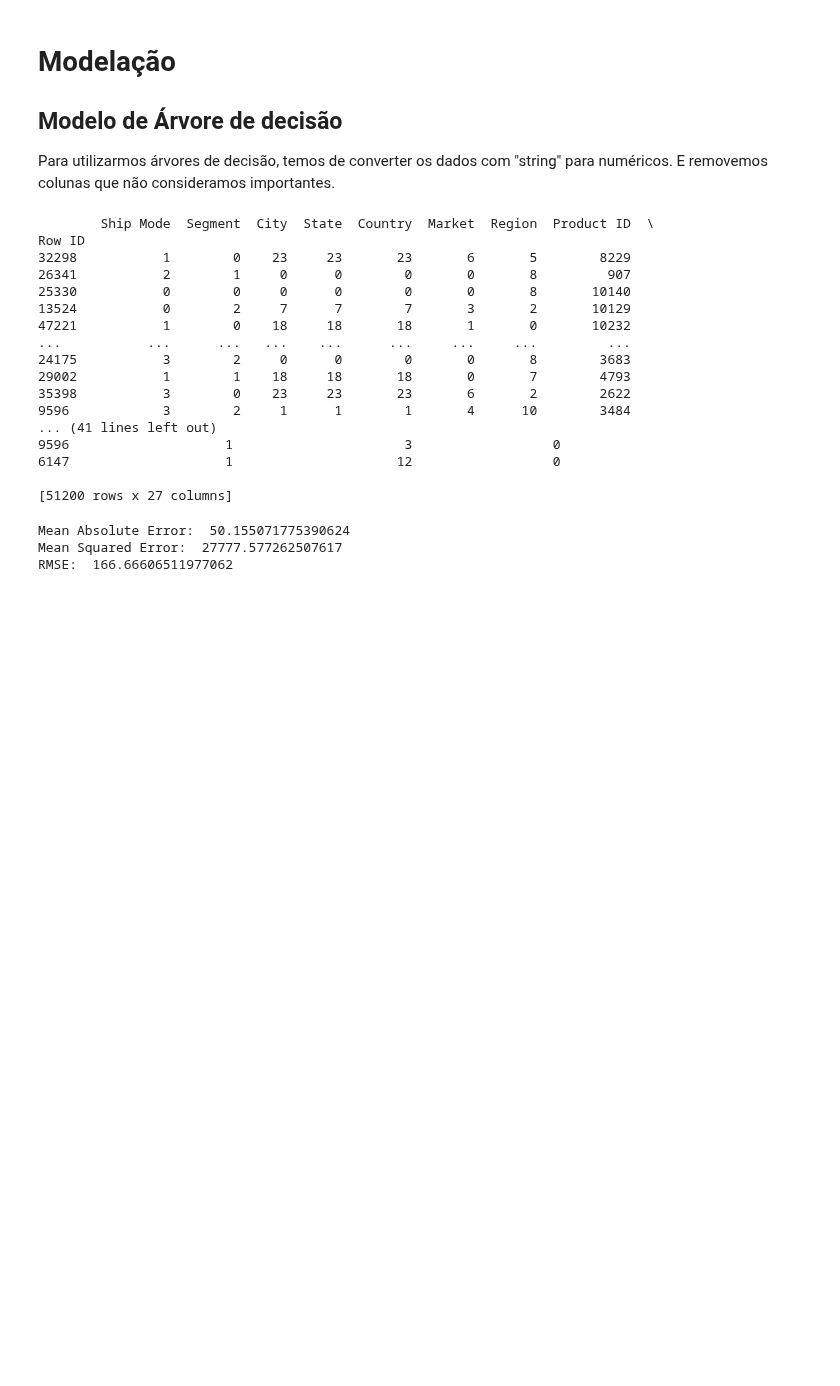
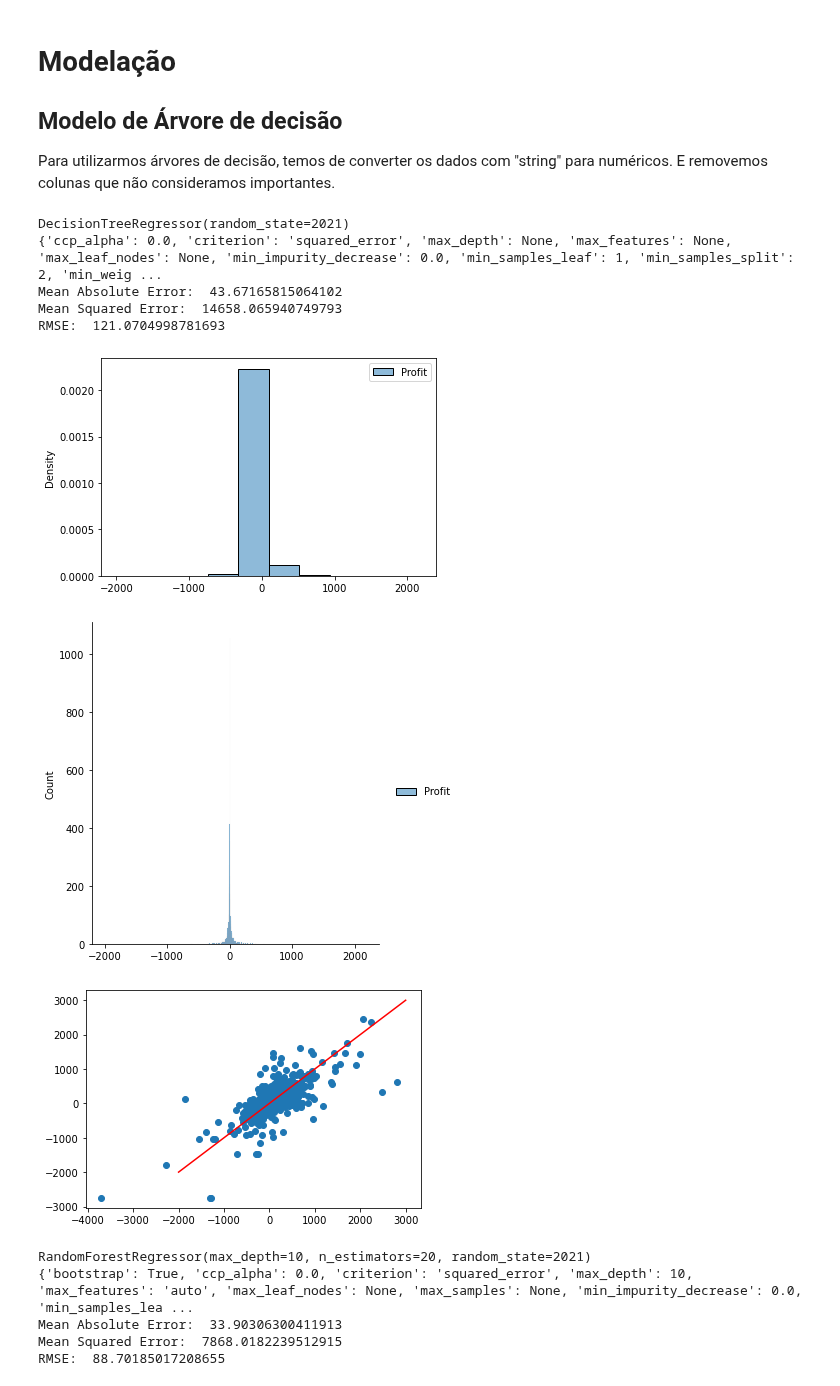
Before and after one commit to gonaloppcc/projetoDAA, a Jupyter notebook: melhor_grupo/decision_tree.ipynb, the cells around one changed output. Saved outputs shown, nothing was run; the diff lists cells and outputs as text; code cells hidden in the pictures; blank space fills up the shorter version.

```diff
--- a/melhor_grupo/decision_tree.ipynb
+++ b/melhor_grupo/decision_tree.ipynb
@@ -315,26 +330,11 @@ if 'Order ID' in X:
 for coluna in X.select_dtypes(exclude=["number","bool_", "float64"]).columns:
     X = do_LabelEncoding(X, coluna)
 
-print(X)
 
-X_train, X_test, y_train, y_test = train_test_split(X, y, test_size=0.2, random_state=101)
 
-clf = DecisionTreeClassifier(random_state=2021)
+RANDOM_SEED = 2021
+
+X_train, X_test, y_train, y_test = train_test_split(X, y, test_size=0.2, random_state=RANDOM_SEED)
+
+dtr = DecisionTreeRegressor(random_state=RANDOM_SEED)
+rfr = RandomForestRegressor(n_estimators=20, max_depth=10, criterion='squared_error' )
-# %% [output]
-        Ship Mode  Segment  City  State  Country  Market  Region  Product ID  \
-Row ID
-32298           1        0    23     23       23       6       5        8229
-26341           2        1     0      0        0       0       8         907
-25330           0        0     0      0        0       0       8       10140
-13524           0        2     7      7        7       3       2       10129
-47221           1        0    18     18       18       1       0       10232
-...           ...      ...   ...    ...      ...     ...     ...         ...
-24175           3        2     0      0        0       0       8        3683
-29002           1        1    18     18       18       0       7        4793
-35398           3        0    23     23       23       6       2        2622
-9596            3        2     1      1        1       4      10        3484
-... (41 lines left out)
-9596                    1                      3                  0
-6147                    1                     12                  0
-
-[51200 rows x 27 columns]
@@ -360,12 +341,47 @@ predictions = clf.predict(X_test)
 # %%
-# Métricas
-print("Mean Absolute Error: ", mean_absolute_error(y_test, predictions))
-print("Mean Squared Error: ", mean_squared_error(y_test, predictions, squared=True))
-print('RMSE: ', np.sqrt(metrics.mean_squared_error(y_test, predictions)))
+def analise_model(model):
+
+    model.fit(X_train, y_train)
+    predictions = model.predict(X_test)
+
+    predictions  = predictions.reshape(len(predictions),1 )
+    # Métricas
+    print(model)
+    print(model.get_params())
+    print("Mean Absolute Error: ", mean_absolute_error(y_test, predictions))
+    print("Mean Squared Error: ", mean_squared_error(y_test, predictions, squared=True))
+    print('RMSE: ', np.sqrt(metrics.mean_squared_error(y_test, predictions)))
+    sns.histplot(y_test-predictions, bins=10,stat="density")
+    plt.show()
+
+    sns.displot(y_test-predictions)
+    plt.show()
+    ax = plt.axes()
+    ax.plot([-2000, -250, 0, 1500, 3000], [-2000, -250, 0, 1500, 3000], 'r')
+    plt.scatter(y_test,predictions)
+    plt.show()
+    return predictions
+
+
 
 # Estudar o de baixo
 #print(metrics.r2_score(y_test,predictions ))
-# %% [output]
-Mean Absolute Error:  50.155071775390624
-Mean Squared Error:  27777.577262507617
-RMSE:  166.66606511977062
+# %%
+dtr = DecisionTreeRegressor(random_state=RANDOM_SEED)
+rfr = RandomForestRegressor(n_estimators=20, max_depth=10, criterion='squared_error', random_state=RANDOM_SEED )
+analise_model(dtr)
+analise_model(rfr)
+# %% [output]
+DecisionTreeRegressor(random_state=2021)
+{'ccp_alpha': 0.0, 'criterion': 'squared_error', 'max_depth': None, 'max_features': None, 'max_leaf_nodes': None, 'min_impurity_decrease': 0.0, 'min_samples_leaf': 1, 'min_samples_split': 2, 'min_weig ...
+Mean Absolute Error:  43.67165815064102
+Mean Squared Error:  14658.065940749793
+RMSE:  121.0704998781693
+[figure, added]
+[figure, added]
+[figure, added]
+RandomForestRegressor(max_depth=10, n_estimators=20, random_state=2021)
+{'bootstrap': True, 'ccp_alpha': 0.0, 'criterion': 'squared_error', 'max_depth': 10, 'max_features': 'auto', 'max_leaf_nodes': None, 'max_samples': None, 'min_impurity_decrease': 0.0, 'min_samples_lea ...
+Mean Absolute Error:  33.90306300411913
+Mean Squared Error:  7868.0182239512915
+RMSE:  88.70185017208655
```
Also changed, not shown: parts of 10 cells of this notebook, 1 other file.
